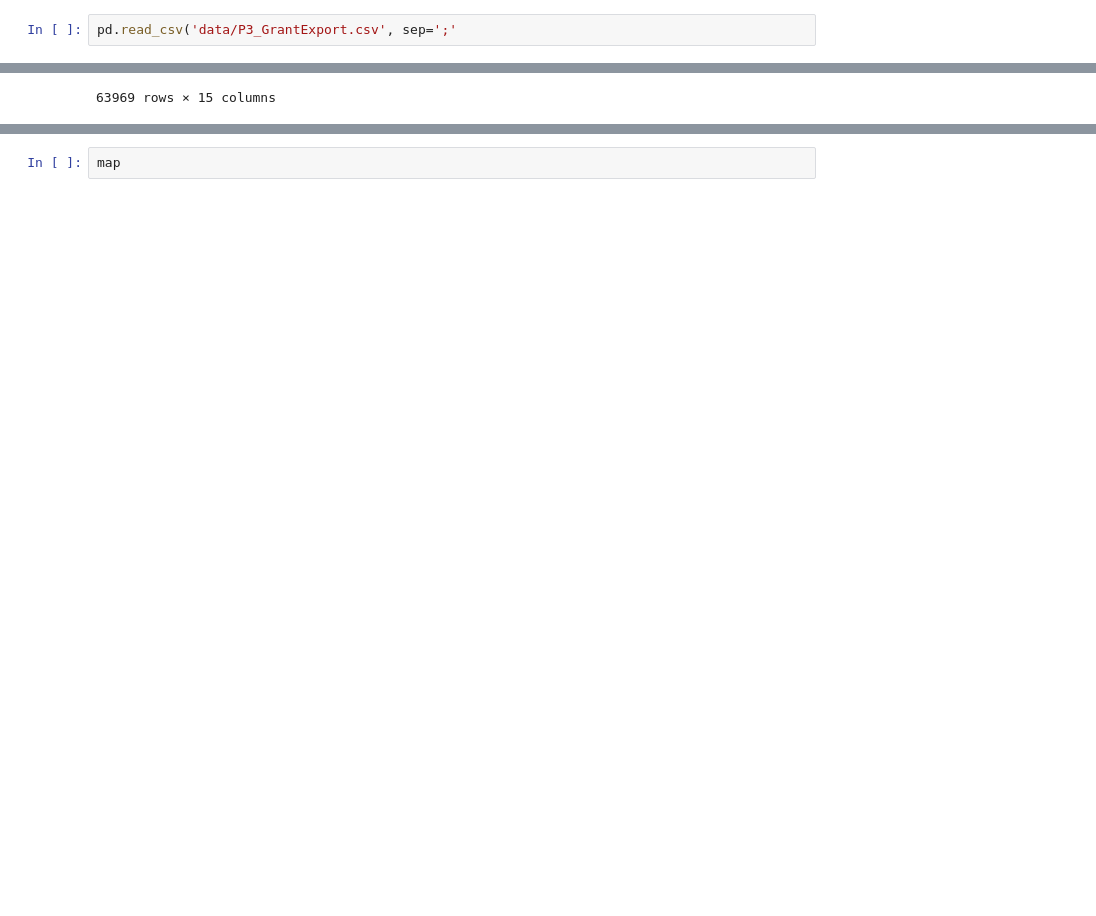
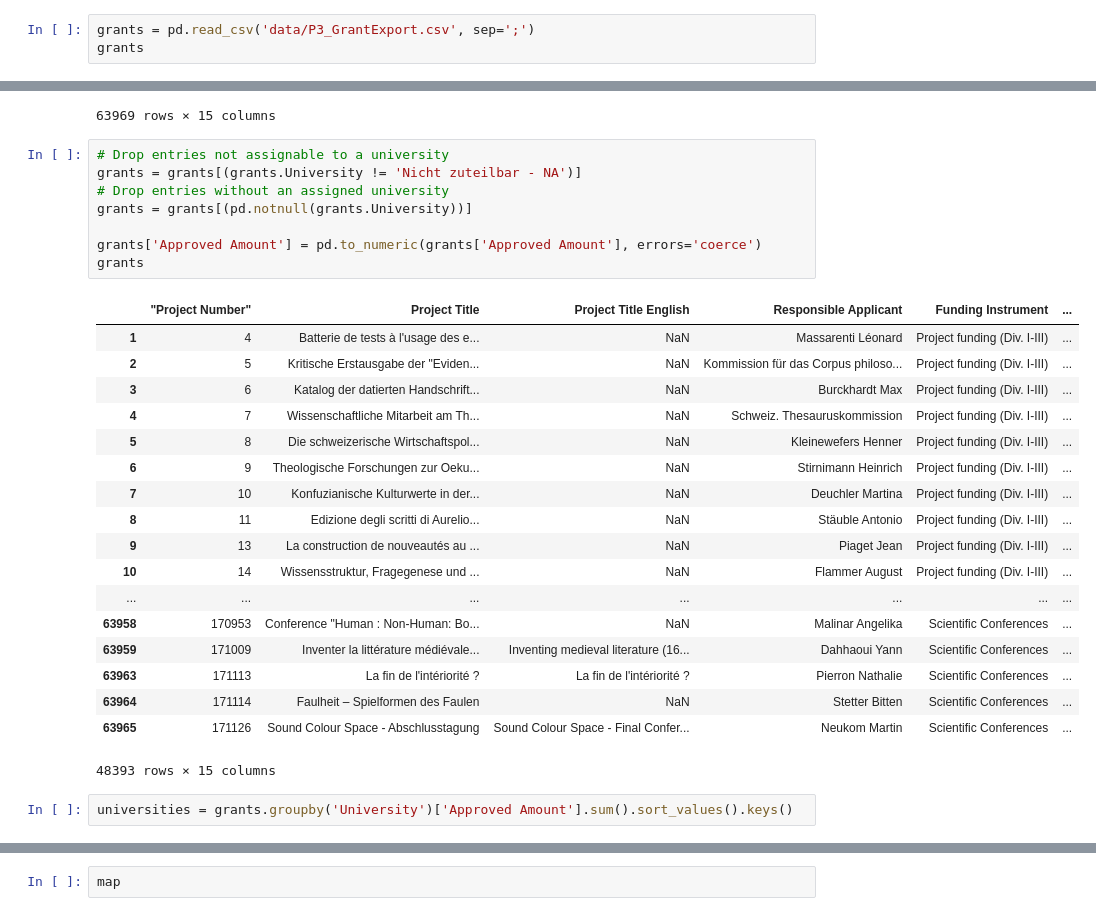
Before and after one commit to korcek-juraj/Homework, a Jupyter notebook: 03 - Interactive Viz/Interactive Viz.ipynb, the cells around one changed output, grey strips where cells are left out. Saved outputs shown, nothing was run; the diff lists cells and outputs as text; blank space fills up the shorter version.

```diff
--- a/03 - Interactive Viz/Interactive Viz.ipynb
+++ b/03 - Interactive Viz/Interactive Viz.ipynb
@@ -4,5 +5,6 @@ import pandas as pd
 # %%
-pd.read_csv('data/P3_GrantExport.csv', sep=';'
+grants = pd.read_csv('data/P3_GrantExport.csv', sep=';')
+grants
 # %% [output]
 |  | ﻿"Project Number" | Project Title | Project Title English | Responsible Applicant | Funding Instrument | ... |
 | 0 | 1 | Schlussband (Bd. VI) der Jacob Bu... | NaN | Kaegi Werner | Project funding (Div. I-III) | ... |
@@ -22,3 +24,32 @@ pd.read_csv('data/P3_GrantExport.csv', sep=';'
 | 63967 | 171131 | Computational optimization of a m... | Computational optimization of a m... | Szilágyi Sándor Miklós | International short research visits | ... |
 | 63968 | 171414 | Growth Kinetics Interaction of St... | Growth Kinetics Interaction of St... | Frey Pascal | International short research visits | ... |
 63969 rows × 15 columns
+# %%
+# Drop entries not assignable to a university
+grants = grants[(grants.University != 'Nicht zuteilbar - NA')]
+# Drop entries without an assigned university
+grants = grants[(pd.notnull(grants.University))]
+
+grants['Approved Amount'] = pd.to_numeric(grants['Approved Amount'], errors='coerce')
+grants
+# %% [output]
+|  | ﻿"Project Number" | Project Title | Project Title English | Responsible Applicant | Funding Instrument | ... |
+| 1 | 4 | Batterie de tests à l'usage des e... | NaN | Massarenti Léonard | Project funding (Div. I-III) | ... |
+| 2 | 5 | Kritische Erstausgabe der "Eviden... | NaN | Kommission für das Corpus philoso... | Project funding (Div. I-III) | ... |
+| 3 | 6 | Katalog der datierten Handschrift... | NaN | Burckhardt Max | Project funding (Div. I-III) | ... |
+| 4 | 7 | Wissenschaftliche Mitarbeit am Th... | NaN | Schweiz. Thesauruskommission | Project funding (Div. I-III) | ... |
+| 5 | 8 | Die schweizerische Wirtschaftspol... | NaN | Kleinewefers Henner | Project funding (Div. I-III) | ... |
+| 6 | 9 | Theologische Forschungen zur Oeku... | NaN | Stirnimann Heinrich | Project funding (Div. I-III) | ... |
+| 7 | 10 | Konfuzianische Kulturwerte in der... | NaN | Deuchler Martina | Project funding (Div. I-III) | ... |
+| 8 | 11 | Edizione degli scritti di Aurelio... | NaN | Stäuble Antonio | Project funding (Div. I-III) | ... |
+| 9 | 13 | La construction de nouveautés au ... | NaN | Piaget Jean | Project funding (Div. I-III) | ... |
+| 10 | 14 | Wissensstruktur, Fragegenese und ... | NaN | Flammer August | Project funding (Div. I-III) | ... |
+| ... | ... | ... | ... | ... | ... | ... |
+| 63958 | 170953 | Conference "Human : Non-Human: Bo... | NaN | Malinar Angelika | Scientific Conferences | ... |
+| 63959 | 171009 | Inventer la littérature médiévale... | Inventing medieval literature (16... | Dahhaoui Yann | Scientific Conferences | ... |
+| 63963 | 171113 | La fin de l'intériorité ? | La fin de l'intériorité ? | Pierron Nathalie | Scientific Conferences | ... |
+| 63964 | 171114 | Faulheit – Spielformen des Faulen | NaN | Stetter Bitten | Scientific Conferences | ... |
+| 63965 | 171126 | Sound Colour Space - Abschlusstagung | Sound Colour Space - Final Confer... | Neukom Martin | Scientific Conferences | ... |
+48393 rows × 15 columns
+# %%
+universities = grants.groupby('University')['Approved Amount'].sum().sort_values().keys()
```
Also changed, not shown: parts of 9 cells of this notebook.
